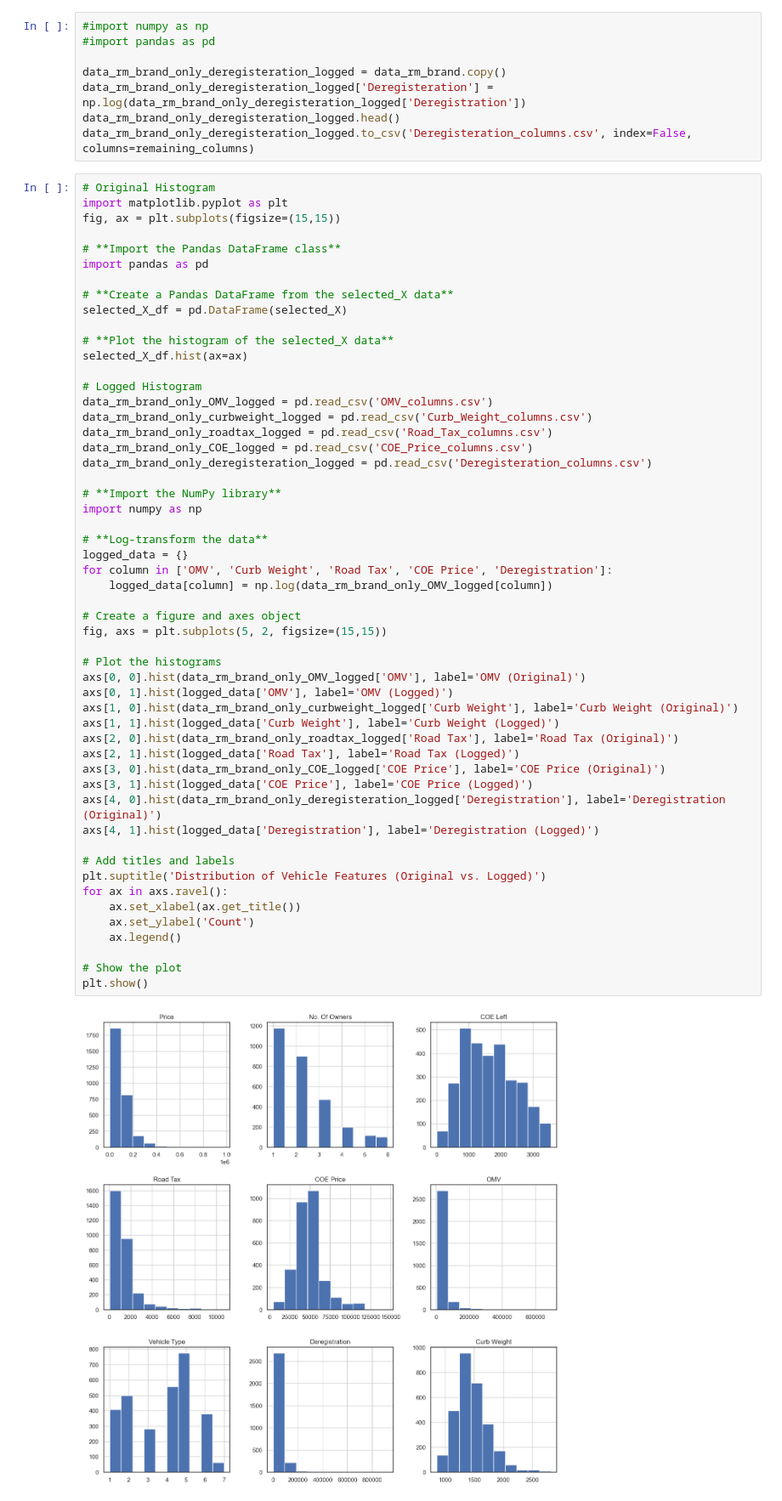
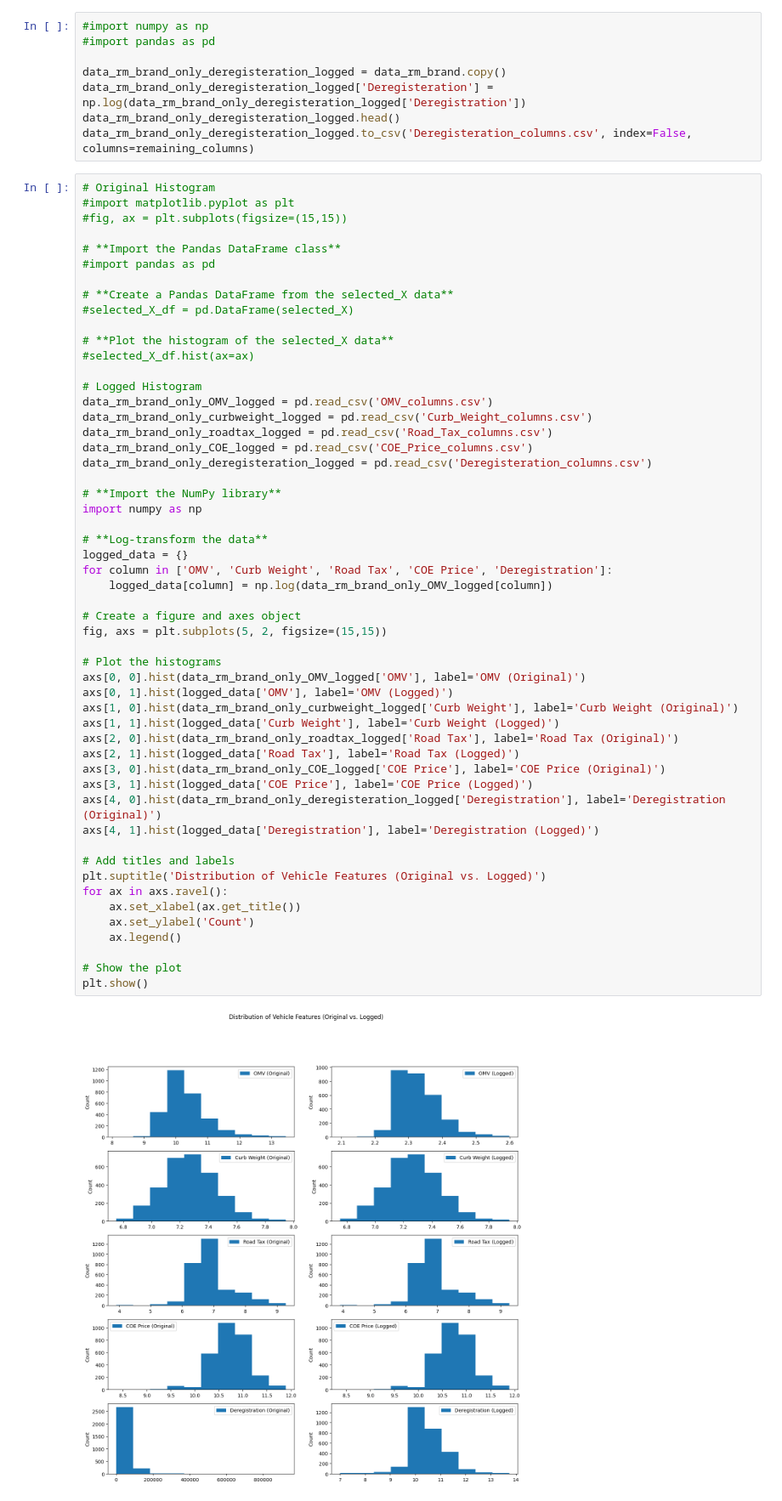
Before and after one commit to shepherd333/INF1002-Web-Crawler-Project, a Jupyter notebook: ML_recommended.ipynb, the cells around one changed output. Shown at 85% size. Saved outputs shown, nothing was run; the diff lists cells and outputs as text.

```diff
--- a/ML_recommended.ipynb
+++ b/ML_recommended.ipynb
@@ -251,17 +251,17 @@ data_rm_brand_only_deregisteration_logged.head()
 data_rm_brand_only_deregisteration_logged.to_csv('Deregisteration_columns.csv', index=False, columns=remaining_columns)
 # %%
 # Original Histogram
-import matplotlib.pyplot as plt
-fig, ax = plt.subplots(figsize=(15,15))
+#import matplotlib.pyplot as plt
+#fig, ax = plt.subplots(figsize=(15,15))
 
 # **Import the Pandas DataFrame class**
-import pandas as pd
+#import pandas as pd
 
 # **Create a Pandas DataFrame from the selected_X data**
-selected_X_df = pd.DataFrame(selected_X)
+#selected_X_df = pd.DataFrame(selected_X)
 
 # **Plot the histogram of the selected_X data**
-selected_X_df.hist(ax=ax)
+#selected_X_df.hist(ax=ax)
 
 # Logged Histogram
 data_rm_brand_only_OMV_logged = pd.read_csv('OMV_columns.csv')
@@ -276,31 +276,31 @@ import numpy as np
 # **Log-transform the data**
 logged_data = {}
 for column in ['OMV', 'Curb Weight', 'Road Tax', 'COE Price', 'Deregistration']:
     logged_data[column] = np.log(data_rm_brand_only_OMV_logged[column])
 
 # Create a figure and axes object
 fig, axs = plt.subplots(5, 2, figsize=(15,15))
 
 # Plot the histograms
 axs[0, 0].hist(data_rm_brand_only_OMV_logged['OMV'], label='OMV (Original)')
 axs[0, 1].hist(logged_data['OMV'], label='OMV (Logged)')
 axs[1, 0].hist(data_rm_brand_only_curbweight_logged['Curb Weight'], label='Curb Weight (Original)')
 axs[1, 1].hist(logged_data['Curb Weight'], label='Curb Weight (Logged)')
 axs[2, 0].hist(data_rm_brand_only_roadtax_logged['Road Tax'], label='Road Tax (Original)')
 axs[2, 1].hist(logged_data['Road Tax'], label='Road Tax (Logged)')
 axs[3, 0].hist(data_rm_brand_only_COE_logged['COE Price'], label='COE Price (Original)')
 axs[3, 1].hist(logged_data['COE Price'], label='COE Price (Logged)')
 axs[4, 0].hist(data_rm_brand_only_deregisteration_logged['Deregistration'], label='Deregistration (Original)')
 axs[4, 1].hist(logged_data['Deregistration'], label='Deregistration (Logged)')
 
 # Add titles and labels
 plt.suptitle('Distribution of Vehicle Features (Original vs. Logged)')
 for ax in axs.ravel():
     ax.set_xlabel(ax.get_title())
     ax.set_ylabel('Count')
     ax.legend()
 
 # Show the plot
 plt.show()
 # %% [output]
-[figure, old version]
+[figure, new version]
```
Also changed, not shown: parts of 1 cell of this notebook.
